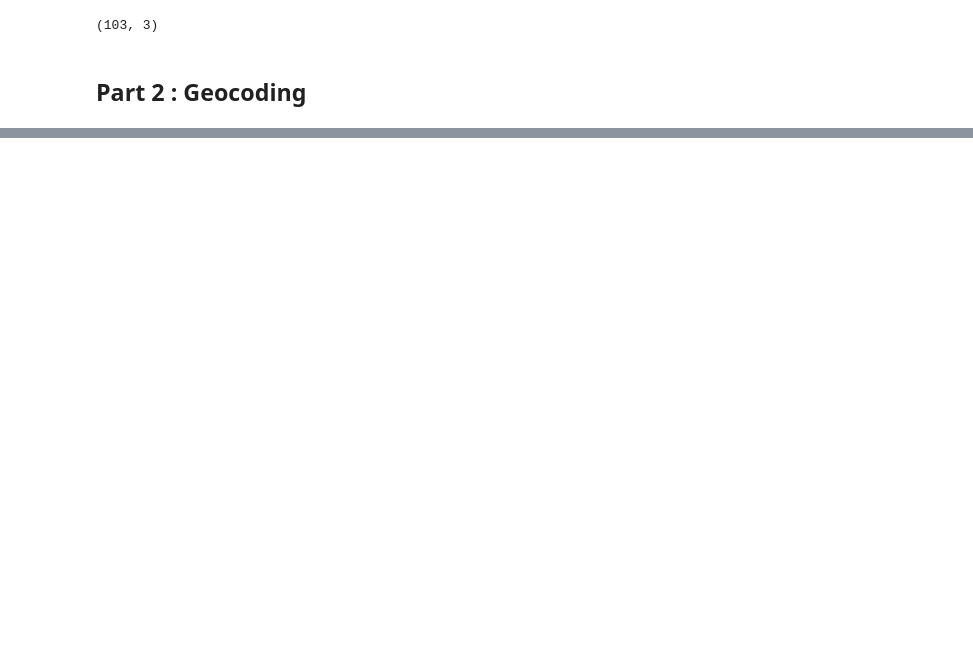
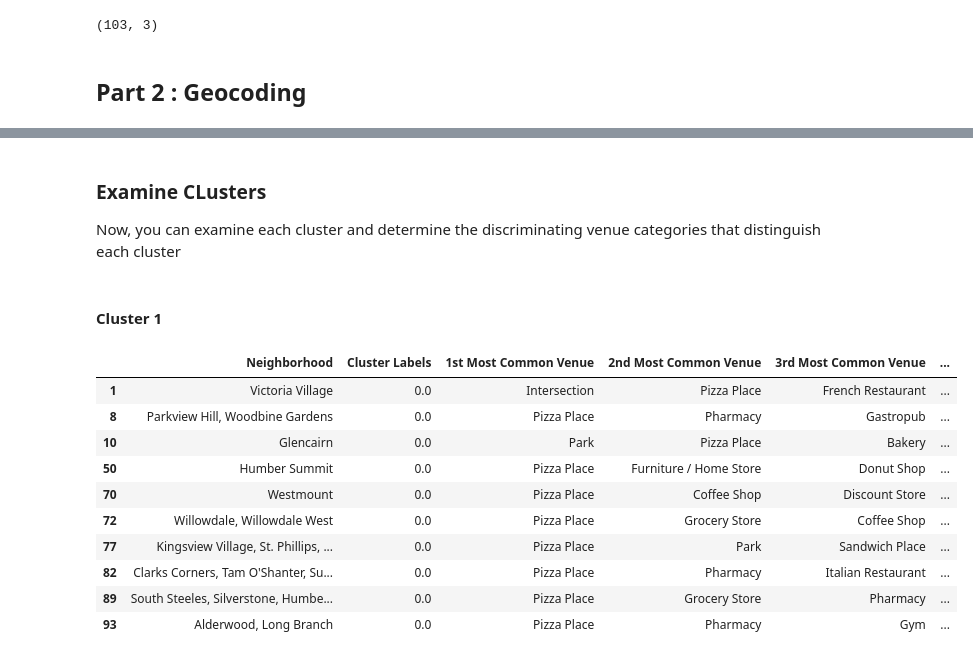
Before and after one commit to athulvingt/Coursera_Capstone, a Jupyter notebook: clustering_neighbourhood.ipynb, the cells around one changed output, grey strips where cells are left out. Saved outputs shown, nothing was run; the diff lists cells and outputs as text; code cells hidden in the pictures; blank space fills up the shorter version.

```diff
--- a/clustering_neighbourhood.ipynb
+++ b/clustering_neighbourhood.ipynb
@@ -136,0 +713,19 @@ longitude = lat_lng_coords[1]
+# %% [markdown]
+### Examine CLusters
+Now, you can examine each cluster and determine the discriminating venue categories that distinguish each cluster
+# %% [markdown]
+#### Cluster 1
+# %%
+Toronto_merged.loc[Toronto_merged['Cluster Labels'] == 0, Toronto_merged.columns[[2] + list(range(5, Toronto_merged.shape[1]))]]
+# %% [output]
+|  | Neighborhood | Cluster Labels | 1st Most Common Venue | 2nd Most Common Venue | 3rd Most Common Venue | ... |
+| 1 | Victoria Village | 0.0 | Intersection | Pizza Place | French Restaurant | ... |
+| 8 | Parkview Hill, Woodbine Gardens | 0.0 | Pizza Place | Pharmacy | Gastropub | ... |
+| 10 | Glencairn | 0.0 | Park | Pizza Place | Bakery | ... |
+| 50 | Humber Summit | 0.0 | Pizza Place | Furniture / Home Store | Donut Shop | ... |
+| 70 | Westmount | 0.0 | Pizza Place | Coffee Shop | Discount Store | ... |
+| 72 | Willowdale, Willowdale West | 0.0 | Pizza Place | Grocery Store | Coffee Shop | ... |
+| 77 | Kingsview Village, St. Phillips, ... | 0.0 | Pizza Place | Park | Sandwich Place | ... |
+| 82 | Clarks Corners, Tam O'Shanter, Su... | 0.0 | Pizza Place | Pharmacy | Italian Restaurant | ... |
+| 89 | South Steeles, Silverstone, Humbe... | 0.0 | Pizza Place | Grocery Store | Pharmacy | ... |
+| 93 | Alderwood, Long Branch | 0.0 | Pizza Place | Pharmacy | Gym | ... |
```
Also changed, not shown: parts of 83 cells of this notebook.
